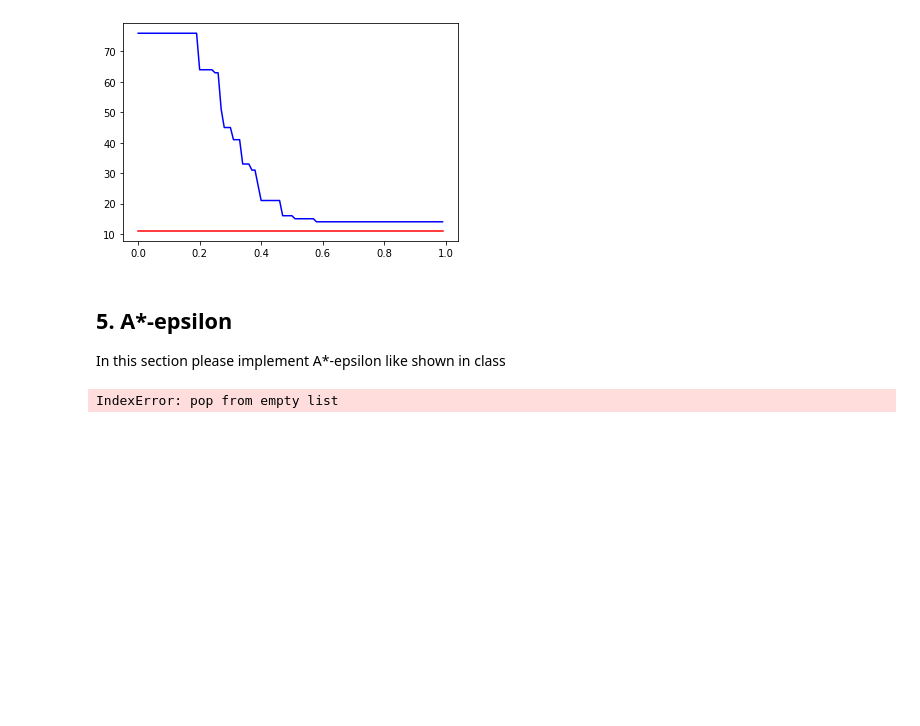
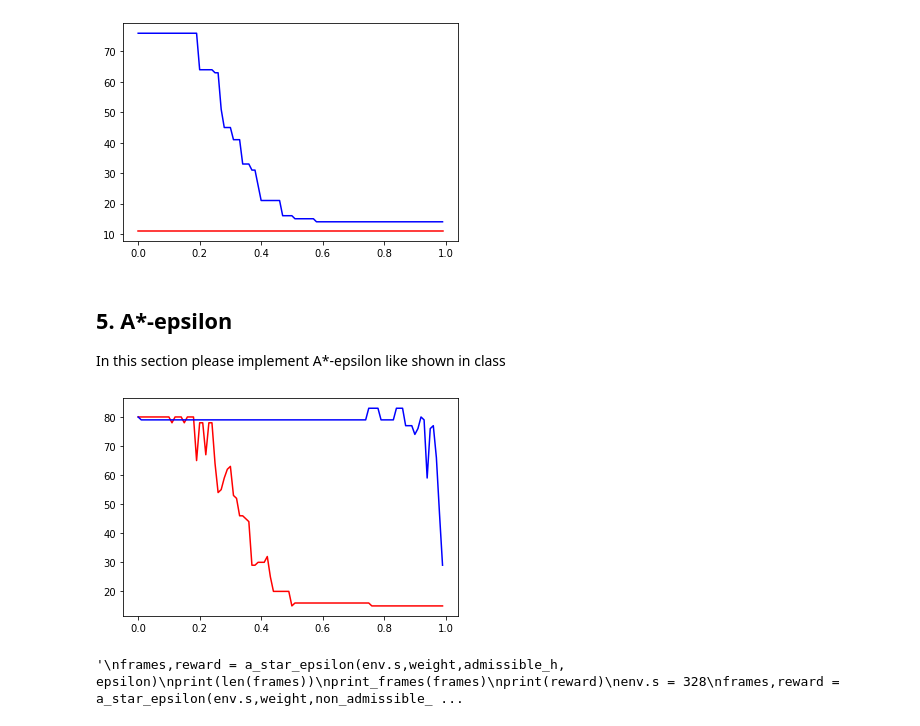
Before and after one commit to nivyaal/AI-hw1, a Jupyter notebook: HW1.ipynb, the cells around one changed output. Saved outputs shown, nothing was run; the diff lists cells and outputs as text; code cells hidden in the pictures; blank space fills up the shorter version.

Commit message:
changing graph building

```diff
--- a/HW1.ipynb
+++ b/HW1.ipynb
@@ -585,7 +585,7 @@ class Astar_Node(Node):
     def __init__(self , frame=None, state=None, action=None, reward=0, done = False, prev_node = None, h=0 ,g=0 ):
         self.h=h
         self.g=g
-        self.f=g+h
+        #self.f=g+h
         super().__init__(frame, state, action, reward, done, prev_node)
 
     def __lt__(self,other):
@@ -714,7 +714,6 @@ class A_star_eps(A_star):
     def choose_from_focal(self, open):
         min_f = open[0][0]
         for n in reversed(open):
-            i +=1
             if n[0] <= (1+self.e)*min_f:
                 node = n[1]
                 open.remove(n)
@@ -786,34 +785,39 @@ epsilon = 0.1   # you will need to change this during the excersize
 
 
 weights=[]
 rewards=[]
 times=[]
 times2 =[]
 for x in range (0,100):
     env.unwrapped.s = 328
     weight = x/100
     frames,reward = a_star_epsilon(env.s,weight,admissible_h, epsilon)
     weights.append(weight)
     times.append(counter)
     env.unwrapped.s = 328
-    frames,reward = a_star_epsilon(env.s,weight,non_admissible_h,epsilon )
-    times2.append(counter)
-
+for x in range (0,100):
+    env.unwrapped.s = 328
+    weight = x/100
+    frames,reward = a_star_epsilon(env.s,weight,admissible_h, epsilon)
+    weights.append(weight)
+    times.append(counter)
+    env.unwrapped.s = 328
 
 plt.plot(weights, times, color = 'red')
 plt.plot(weights, times2, color = 'blue')
 plt.show()
 
 
 '''
 frames,reward = a_star_epsilon(env.s,weight,admissible_h, epsilon)
 print(len(frames))
 print_frames(frames)
 print(reward)
 env.s = 328
 frames,reward = a_star_epsilon(env.s,weight,non_admissible_h,epsilon )
 print_frames(frames)
 print(reward)
 '''
 # %% [output]
+[figure, added]
-IndexError: pop from empty list
+'\nframes,reward = a_star_epsilon(env.s,weight,admissible_h, epsilon)\nprint(len(frames))\nprint_frames(frames)\nprint(reward)\nenv.s = 328\nframes,reward = a_star_epsilon(env.s,weight,non_admissible_ ...
```
Also changed, not shown: parts of 2 cells of this notebook.
